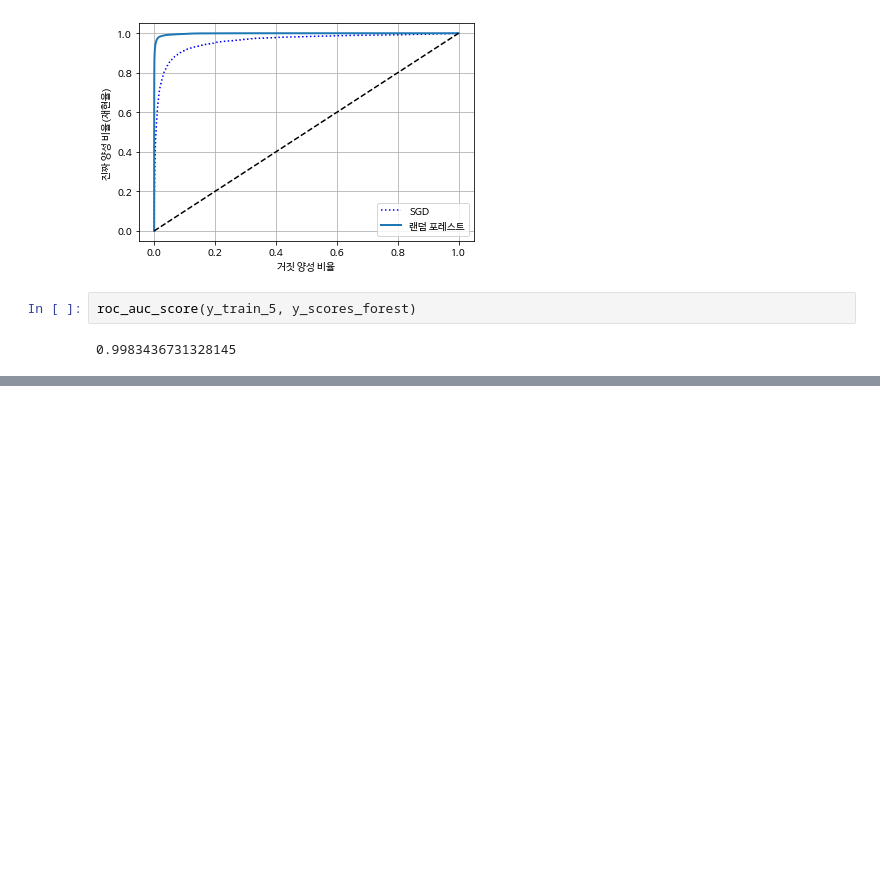
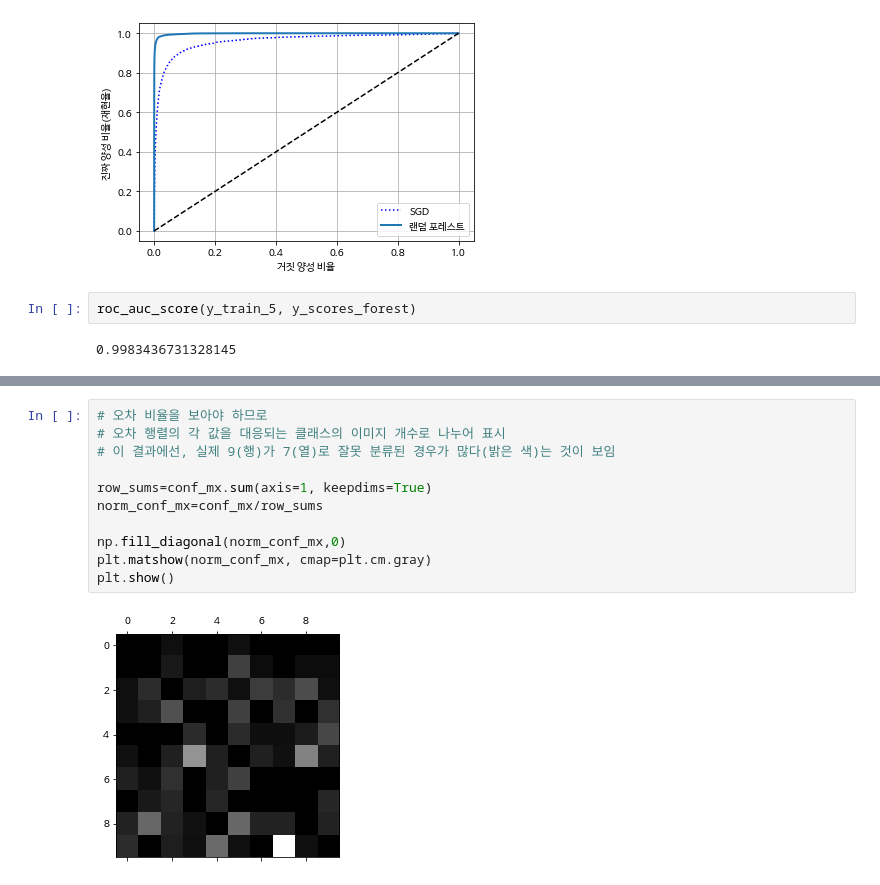
Before and after one commit to linusms/Hands-on, a Jupyter notebook: chapter_3.ipynb, the cells around one changed output, grey strips where cells are left out. Cells and saved outputs as stored; diff of their text form; blank space fills up the shorter version.

```diff
--- a/chapter_3.ipynb
+++ b/chapter_3.ipynb
@@ -297,0 +406,13 @@ roc_auc_score(y_train_5, y_scores_forest)
+# %%
+# 오차 비율을 보아야 하므로
+# 오차 행렬의 각 값을 대응되는 클래스의 이미지 개수로 나누어 표시
+# 이 결과에선, 실제 9(행)가 7(열)로 잘못 분류된 경우가 많다(밝은 색)는 것이 보임
+
+row_sums=conf_mx.sum(axis=1, keepdims=True)
+norm_conf_mx=conf_mx/row_sums
+
+np.fill_diagonal(norm_conf_mx,0)
+plt.matshow(norm_conf_mx, cmap=plt.cm.gray)
+plt.show()
+# %% [output]
+[figure, added]
```
Also changed, not shown: parts of 13 cells of this notebook.
